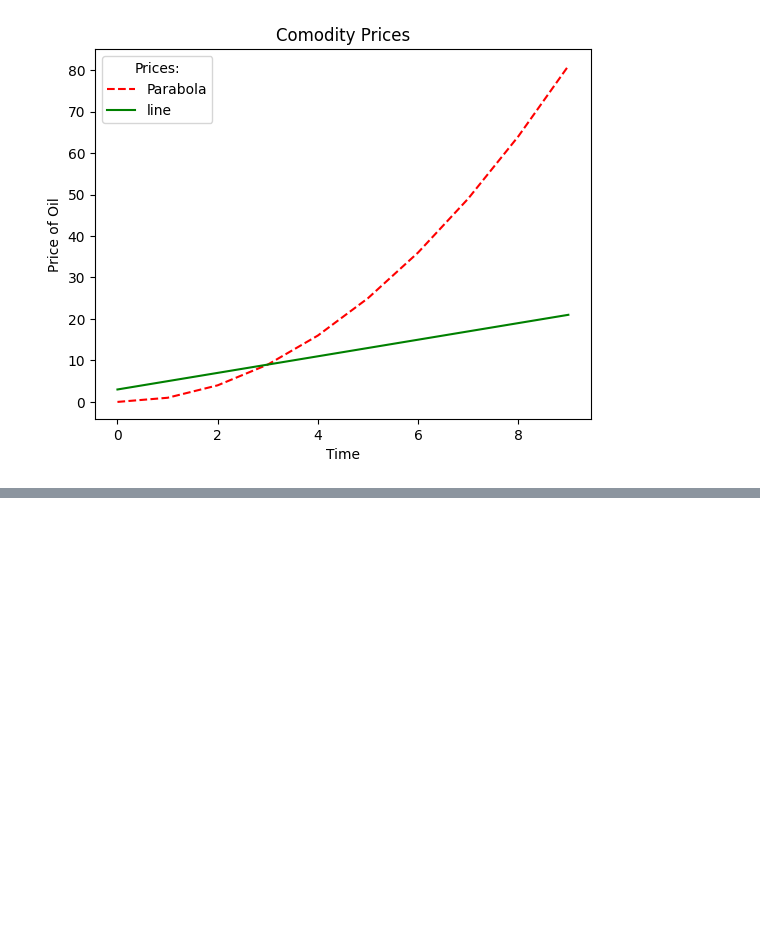
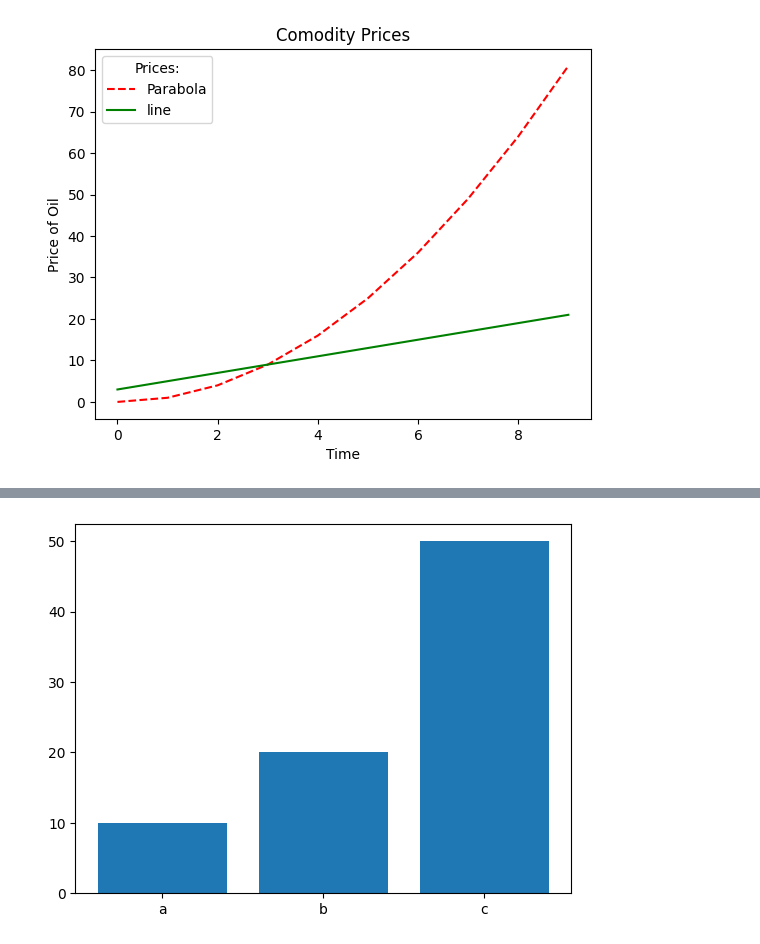
Before and after one commit to Abhijeet399/Data_Science_PP_11_June, a Jupyter notebook: MatplotLib.ipynb, the cells around one changed output, grey strips where cells are left out. Saved outputs shown, nothing was run; the diff lists cells and outputs as text; code cells hidden in the pictures; blank space fills up the shorter version.

```diff
--- a/MatplotLib.ipynb
+++ b/MatplotLib.ipynb
@@ -29,0 +41,5 @@ plt.plot?
+# %%
+plt.bar(['a', 'b', 'c'], [10, 20, 50])
+plt.show()
+# %% [output]
+[figure, added]
```
Also changed, not shown: parts of 11 cells of this notebook, 2 other files.
